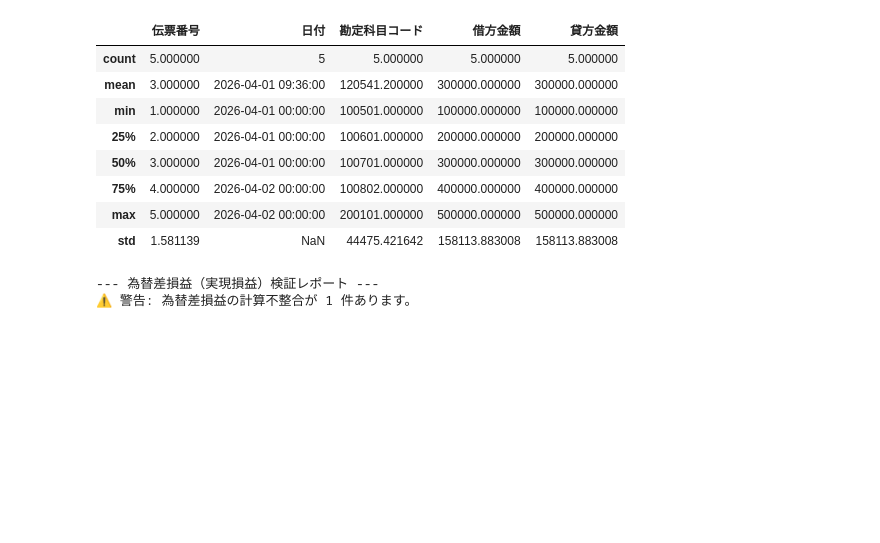
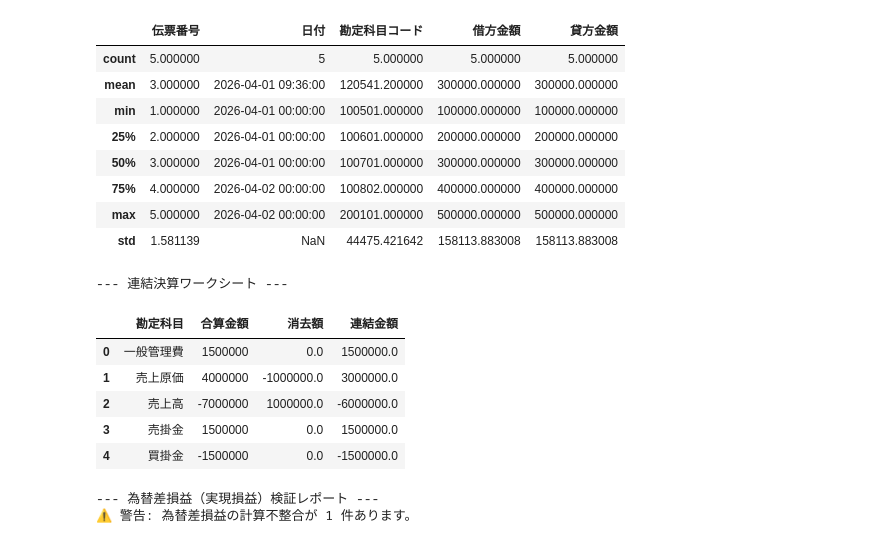
Before and after one commit to Koji-Accounting-Tech/D365-Finance-Data-Validator, a Jupyter notebook: D365_Data_Processing.ipynb, the cells around one changed output. Saved outputs shown, nothing was run; the diff lists cells and outputs as text; code cells hidden in the pictures; blank space fills up the shorter version.

```diff
--- a/D365_Data_Processing.ipynb
+++ b/D365_Data_Processing.ipynb
@@ -31,6 +31,55 @@ display(df.describe())
 | 75% | 4.000000 | 2026-04-02 00:00:00 | 100802.000000 | 400000.000000 | 400000.000000 |
 | max | 5.000000 | 2026-04-02 00:00:00 | 200101.000000 | 500000.000000 | 500000.000000 |
 | std | 1.581139 | NaN | 44475.421642 | 158113.883008 | 158113.883008 |
+# %%
+import pandas as pd
+
+# 1. 各法人の個別試算表（TB）データ
+# 親会社
+parent_data = {
+    '勘定科目': ['売上高', '売上原価', '一般管理費', '売掛金'],
+    '金額': [-5000000, 3000000, 1000000, 1500000], # 売上はマイナス（貸方）表記
+    '相手先': ['子会社A', '外部企業', '外部企業', '子会社A']
+}
+# 子会社A
+sub_data = {
+    '勘定科目': ['売上高', '売上原価', '一般管理費', '買掛金'],
+    '金額': [-2000000, 1000000, 500000, -1500000],
+    '相手先': ['外部企業', '親会社', '外部企業', '親会社']
+}
+
+df_parent = pd.DataFrame(parent_data)
+df_sub = pd.DataFrame(sub_data)
+
+# 2. 単純合算（連結の第一歩）
+df_combined = pd.concat([df_parent, df_sub]).groupby('勘定科目')['金額'].sum().reset_index()
+df_combined.rename(columns={'金額': '合算金額'}, inplace=True)
+
+# 3. 内部取引消去ロジック
+# 親会社の「売上（対子会社）」と子会社の「売上原価（対親会社）」を特定して消去
+elimination_amount = 1000000 # 相殺額
+
+# 消去仕訳のデータフレーム作成
+elim_data = [
+    {'勘定科目': '売上高', '消去額': elimination_amount},     # 売上のマイナス（貸方）を消すためにプラス
+    {'勘定科目': '売上原価', '消去額': -elimination_amount} # 原価のプラス（借方）を消すためにマイナス
+]
+df_elim = pd.DataFrame(elim_data)
+
+# 4. 最終連結財務諸表の作成
+df_final = pd.merge(df_combined, df_elim, on='勘定科目', how='left').fillna(0)
+df_final['連結金額'] = df_final['合算金額'] + df_final['消去額']
+
+print("--- 連結決算ワークシート ---")
+display(df_final[['勘定科目', '合算金額', '消去額', '連結金額']])
+# %% [output]
+--- 連結決算ワークシート ---
+|  | 勘定科目 | 合算金額 | 消去額 | 連結金額 |
+| 0 | 一般管理費 | 1500000 | 0.0 | 1500000.0 |
+| 1 | 売上原価 | 4000000 | -1000000.0 | 3000000.0 |
+| 2 | 売上高 | -7000000 | 1000000.0 | -6000000.0 |
+| 3 | 売掛金 | 1500000 | 0.0 | 1500000.0 |
+| 4 | 買掛金 | -1500000 | 0.0 | -1500000.0 |
 # %%
 import pandas as pd
 
```
